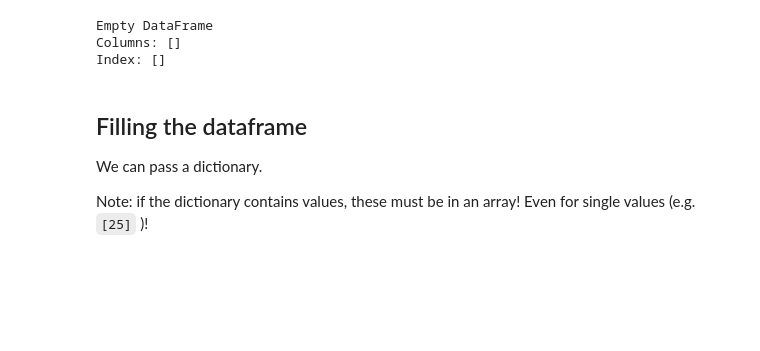
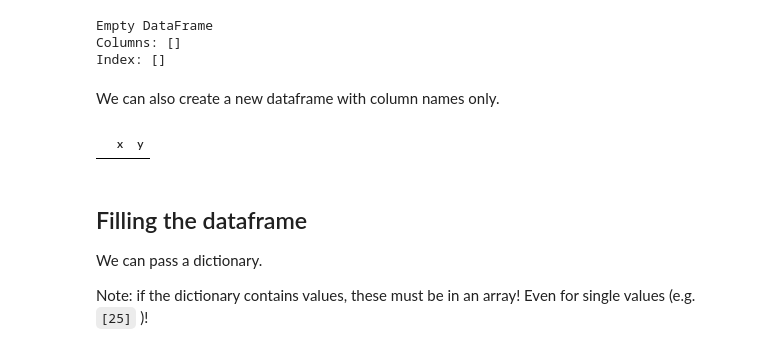
Before and after one commit to MJimitater/epistomology, a Jupyter notebook: pandas.ipynb, the cells around one changed output. Drawn from its saved outputs; the diff is of its cells as text; code cells hidden in the pictures; blank space fills up the shorter version.

Commit message:
added: create dataframe with column names only

```diff
--- a/pandas.ipynb
+++ b/pandas.ipynb
@@ -17,6 +17,12 @@ print(df)
 Empty DataFrame
 Columns: []
 Index: []
+# %% [markdown]
+We can also create a new dataframe with column names only.
+# %%
+pd.DataFrame(columns=['x','y'])
+# %% [output]
+|  | x | y |
 # %% [markdown]
 ## Filling the dataframe
 
```
